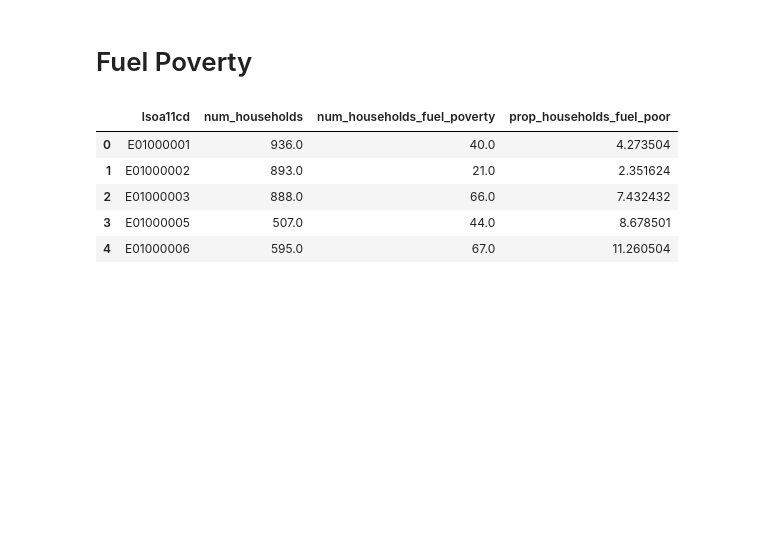
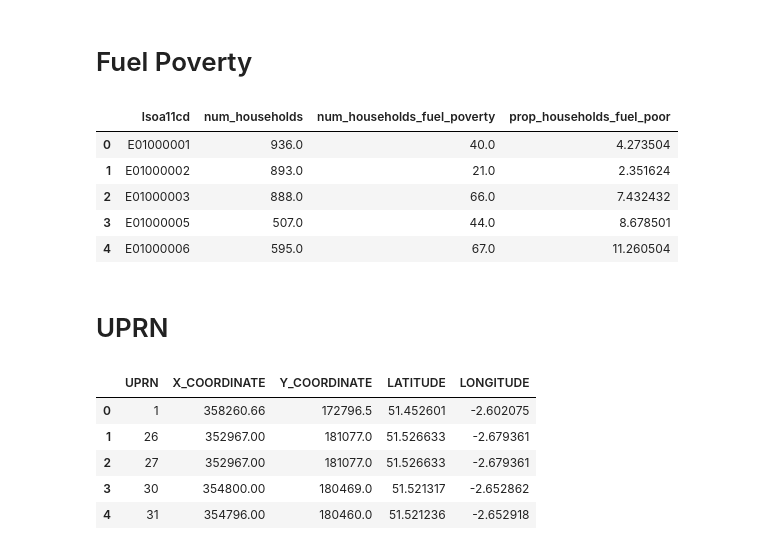
Before and after one commit to mikecoughlan/DSSG_WMCA, a Jupyter notebook: notebooks/merge_EPC_energy_consumption.ipynb, the cells around one changed output. Cells and saved outputs as stored; diff of their text form; code cells hidden in the pictures; blank space fills up the shorter version.

```diff
--- a/notebooks/merge_EPC_energy_consumption.ipynb
+++ b/notebooks/merge_EPC_energy_consumption.ipynb
@@ -156,3 +156,16 @@ EPC_postcode_elec_consump = pd.read_csv("../data/processed/EPC_elec_consump.csv"
 EPC_postcode_elec_consump_fuel_poverty = pd.merge(EPC_postcode_elec_consump, fuel_poverty_df, on="lsoa11cd", how="left")
 # %%
 EPC_postcode_elec_consump_fuel_poverty.to_csv("../data/processed/EPC_elec_consump_fuel_poverty.csv", index=False)
+# %% [markdown]
+# UPRN
+# %%
+uprn_df = pd.read_csv("../data/external/osopenuprn_202206_csv/osopenuprn_202205.csv")
+# %%
+uprn_df.head()
+# %% [output]
+|  | UPRN | X_COORDINATE | Y_COORDINATE | LATITUDE | LONGITUDE |
+| 0 | 1 | 358260.66 | 172796.5 | 51.452601 | -2.602075 |
+| 1 | 26 | 352967.00 | 181077.0 | 51.526633 | -2.679361 |
+| 2 | 27 | 352967.00 | 181077.0 | 51.526633 | -2.679361 |
+| 3 | 30 | 354800.00 | 180469.0 | 51.521317 | -2.652862 |
+| 4 | 31 | 354796.00 | 180460.0 | 51.521236 | -2.652918 |
```
Also changed, not shown: parts of 3 cells of this notebook, 3 other files.
